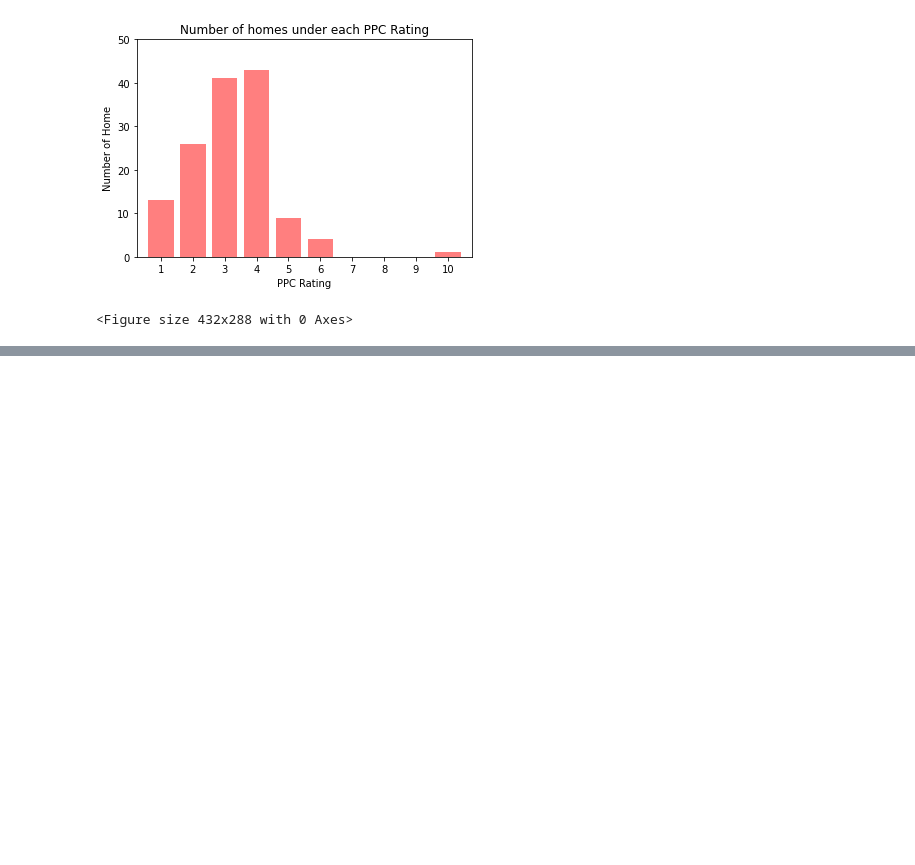
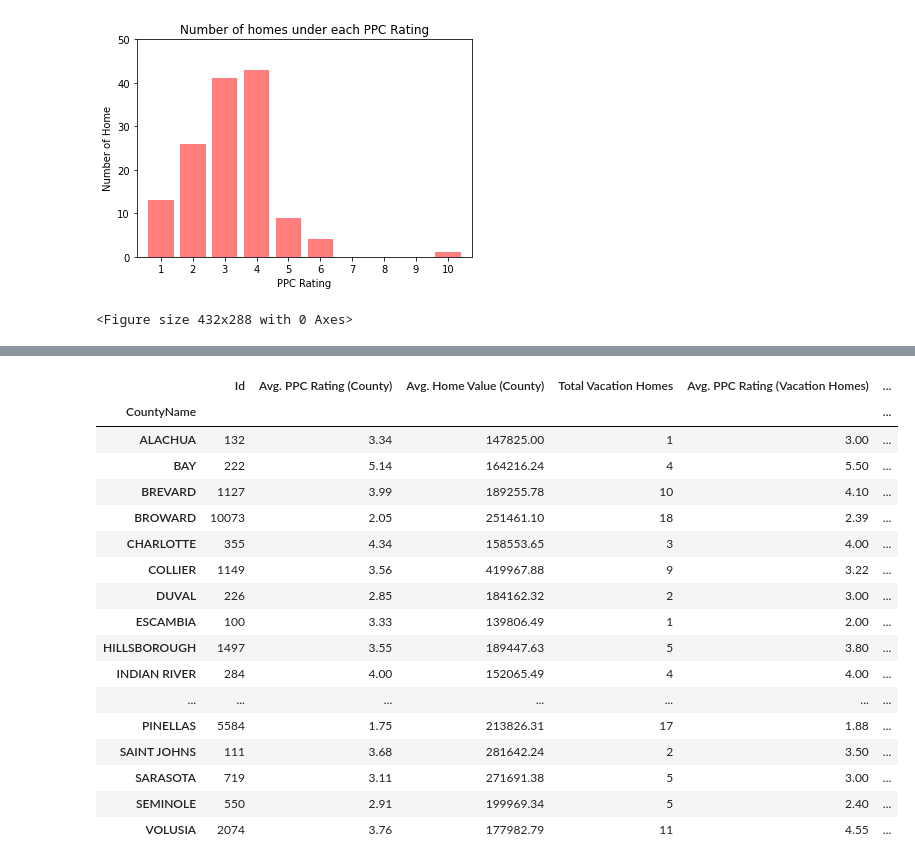
Before and after one commit to ajwu100/GROUP-9-PROJECT-1, a Jupyter notebook: public_community.ipynb, the cells around one changed output, grey strips where cells are left out. Cells and saved outputs as stored; diff of their text form; code cells hidden in the pictures; blank space fills up the shorter version.

```diff
--- a/public_community.ipynb
+++ b/public_community.ipynb
@@ -319,12 +328,18 @@ NC, SC and VA residents buy homes in 22 counties in FL, including ['BROWARD' 'MA
 # 'SARASOTA' 'CHARLOTTE' 'DUVAL' 'COLLIER' 'LEE' 'SEMINOLE' 'MARION'
 # 'VOLUSIA' 'SAINT JOHNS' 'BAY' 'HILLSBOROUGH' 'ALACHUA' 'INDIAN RIVER'
 # 'ESCAMBIA' 'NASSAU' 'ORANGE' 'MONROE'
+
 file = 'House_price_multifeatures.csv'
 df = pd.read_csv(file)
-county_PPC_df = df[["Id", "CountyName", "ValueofHome", "PPC"]]
+county_PPC_df = df[["Id", "CountyName", "PPC", "ValueofHome"]]
+
+#Drop duplicates from all homes in original dataset.
 county_PPC_df = county_PPC_df.drop_duplicates(subset=['Id'])
-county_PPC_df["PPC"] = pd.to_numeric(clean_ppc_df["PPC"],errors='coerce')
-county_PPC_df["ValueofHome"] = pd.to_numeric(clean_ppc_df["ValueofHome"],errors='coerce')
+#Changed PPC and Value of Home data from object to integers.
+#Clean up original dataset to exclude rows where PPC data is shown as nulls.
+county_PPC_df["PPC"] = pd.to_numeric(county_PPC_df["PPC"],errors='coerce')
+county_PPC_df["ValueofHome"] = pd.to_numeric(county_PPC_df["ValueofHome"],errors='coerce')
+county_PPC_df = county_PPC_df.dropna()
 
 BROWARD_PPC_df = county_PPC_df.loc[(county_PPC_df["CountyName"] == "BROWARD"), :]
 MANATEE_PPC_df = county_PPC_df.loc[(county_PPC_df["CountyName"] == "MANATEE"), :]
@@ -364,33 +379,51 @@ favcounty_final = pd.merge(favcounty_final, SEMINOLE_PPC_df, how = "outer")
 favcounty_final = pd.merge(favcounty_final, MARION_PPC_df, how = "outer")
 favcounty_final = pd.merge(favcounty_final, VOLUSIA_PPC_df, how = "outer")
 favcounty_final = pd.merge(favcounty_final, SAINT_JOHNS_PPC_df, how = "outer")
 favcounty_final = pd.merge(favcounty_final, BAY_PPC_df, how = "outer")
 favcounty_final = pd.merge(favcounty_final, HILLSBOROUGH_PPC_df , how = "outer")
 favcounty_final = pd.merge(favcounty_final, ALACHUA_PPC_df , how = "outer")
 favcounty_final = pd.merge(favcounty_final, INDIAN_RIVER_PPC_df, how = "outer")
 favcounty_final = pd.merge(favcounty_final, ESCAMBIA_PPC_df, how = "outer")
 favcounty_final = pd.merge(favcounty_final, NASSAU_PPC_df, how = "outer")
 favcounty_final = pd.merge(favcounty_final, ORANGE_PPC_df, how = "outer")
 favcounty_final = pd.merge(favcounty_final, MONROE_PPC_df, how = "outer")
 
-favcounty_final2 = favcounty_final.dropna(subset=["PPC"])
+favcounty_final2= favcounty_final.dropna(subset=["PPC"])
 
 county_gp = favcounty_final2.groupby(["CountyName"])
 county_home = county_gp["Id"].count()
 county_PPC = county_gp["PPC"].mean()
 county_value = county_gp["ValueofHome"].mean()
 
 vacation_gp = clean_ppc_master_df.groupby(["CountyName"])
 vacation_home = vacation_gp["Id"].count()
 vacation_PPC = vacation_gp["PPC"].mean()
 vacation_value = vacation_gp["ValueofHome"].mean()
 
 summary_df = pd.DataFrame(county_home)
 summary_df["Avg. PPC Rating (County)"] = round(county_PPC,2)
 summary_df["Avg. Home Value (County)"] = round(county_value,2)
 summary_df["Total Vacation Homes"] = vacation_home
 summary_df["Avg. PPC Rating (Vacation Homes)"] = round(vacation_PPC,2)
 summary_df["Avg. Home Value (Vacation Homes)"] = round(vacation_value,2)
 
-finalsummary_df = summary_df.copy()
-finalsummary_df.rename(columns={'Id': 'Total Homes'}, index={"one": "One"}, inplace=True)
+summary_df
+# %% [output]
+|  | Id | Avg. PPC Rating (County) | Avg. Home Value (County) | Total Vacation Homes | Avg. PPC Rating (Vacation Homes) | ... |
+| CountyName |  |  |  |  |  | ... |
+| ALACHUA | 132 | 3.34 | 147825.00 | 1 | 3.00 | ... |
+| BAY | 222 | 5.14 | 164216.24 | 4 | 5.50 | ... |
+| BREVARD | 1127 | 3.99 | 189255.78 | 10 | 4.10 | ... |
+| BROWARD | 10073 | 2.05 | 251461.10 | 18 | 2.39 | ... |
+| CHARLOTTE | 355 | 4.34 | 158553.65 | 3 | 4.00 | ... |
+| COLLIER | 1149 | 3.56 | 419967.88 | 9 | 3.22 | ... |
+| DUVAL | 226 | 2.85 | 184162.32 | 2 | 3.00 | ... |
+| ESCAMBIA | 100 | 3.33 | 139806.49 | 1 | 2.00 | ... |
+| HILLSBOROUGH | 1497 | 3.55 | 189447.63 | 5 | 3.80 | ... |
+| INDIAN RIVER | 284 | 4.00 | 152065.49 | 4 | 4.00 | ... |
+| ... | ... | ... | ... | ... | ... | ... |
+| PINELLAS | 5584 | 1.75 | 213826.31 | 17 | 1.88 | ... |
+| SAINT JOHNS | 111 | 3.68 | 281642.24 | 2 | 3.50 | ... |
+| SARASOTA | 719 | 3.11 | 271691.38 | 5 | 3.00 | ... |
+| SEMINOLE | 550 | 2.91 | 199969.34 | 5 | 2.40 | ... |
+| VOLUSIA | 2074 | 3.76 | 177982.79 | 11 | 4.55 | ... |
```
Also changed, not shown: parts of 9 cells of this notebook.
